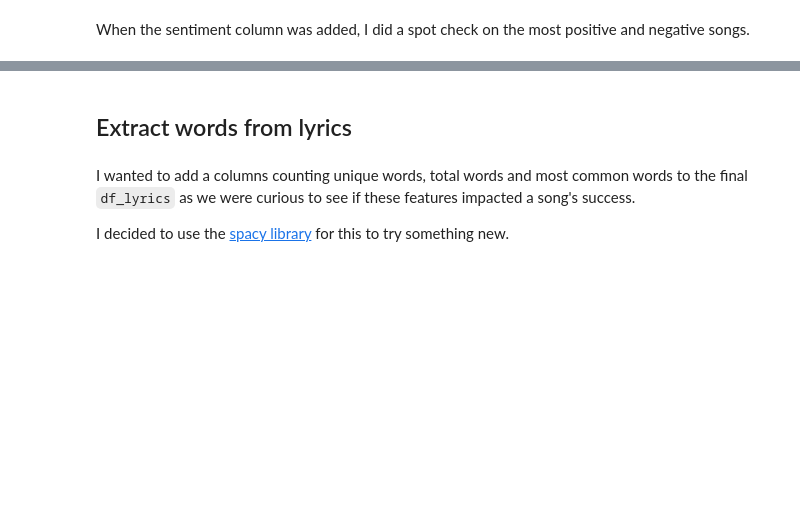
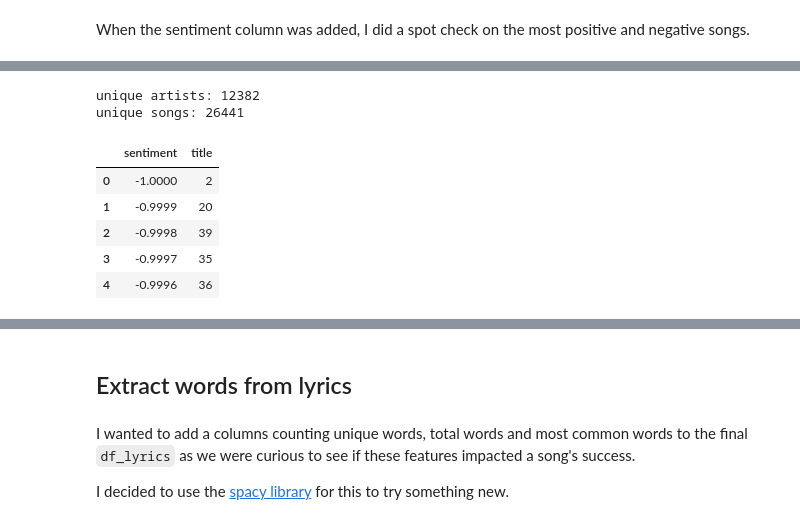
Before and after one commit to Joseph-Willem-Ricci/5450-final-project, a Jupyter notebook: CIS5450_Project.ipynb, the cells around one changed output, grey strips where cells are left out. Saved outputs shown, nothing was run; the diff lists cells and outputs as text; code cells hidden in the pictures; blank space fills up the shorter version.

```diff
--- a/CIS5450_Project.ipynb
+++ b/CIS5450_Project.ipynb
@@ -1026,6 +1034,23 @@ lyrics_sen.head()
+# %%
+# check number of unique artists and songs in the dataframe
+unique_artists = df_lyrics['artist'].nunique()
+unique_songs = df_lyrics['title'].nunique()
+
+print("unique artists:", unique_artists)
+print("unique songs:", unique_songs)
+# %% [output]
+unique artists: 12382
+unique songs: 26441
 # %%
 # group the data by genre and calculate the median sentiment for each group
-lyrics_sen = df_lyrics.groupby('sentiment')['title'].count().reset_index()
+lyrics_sen = df_lyrics.groupby('sentiment')['title'].nunique().reset_index()
 lyrics_sen.head()
+# %% [output]
+|  | sentiment | title |
+| 0 | -1.0000 | 2 |
+| 1 | -0.9999 | 20 |
+| 2 | -0.9998 | 39 |
+| 3 | -0.9997 | 35 |
+| 4 | -0.9996 | 36 |
 # %%
 df_lyrics['sentiment_gr'] = df_lyrics['sentiment'].round(1)
```
Also changed, not shown: parts of 24 cells of this notebook.
